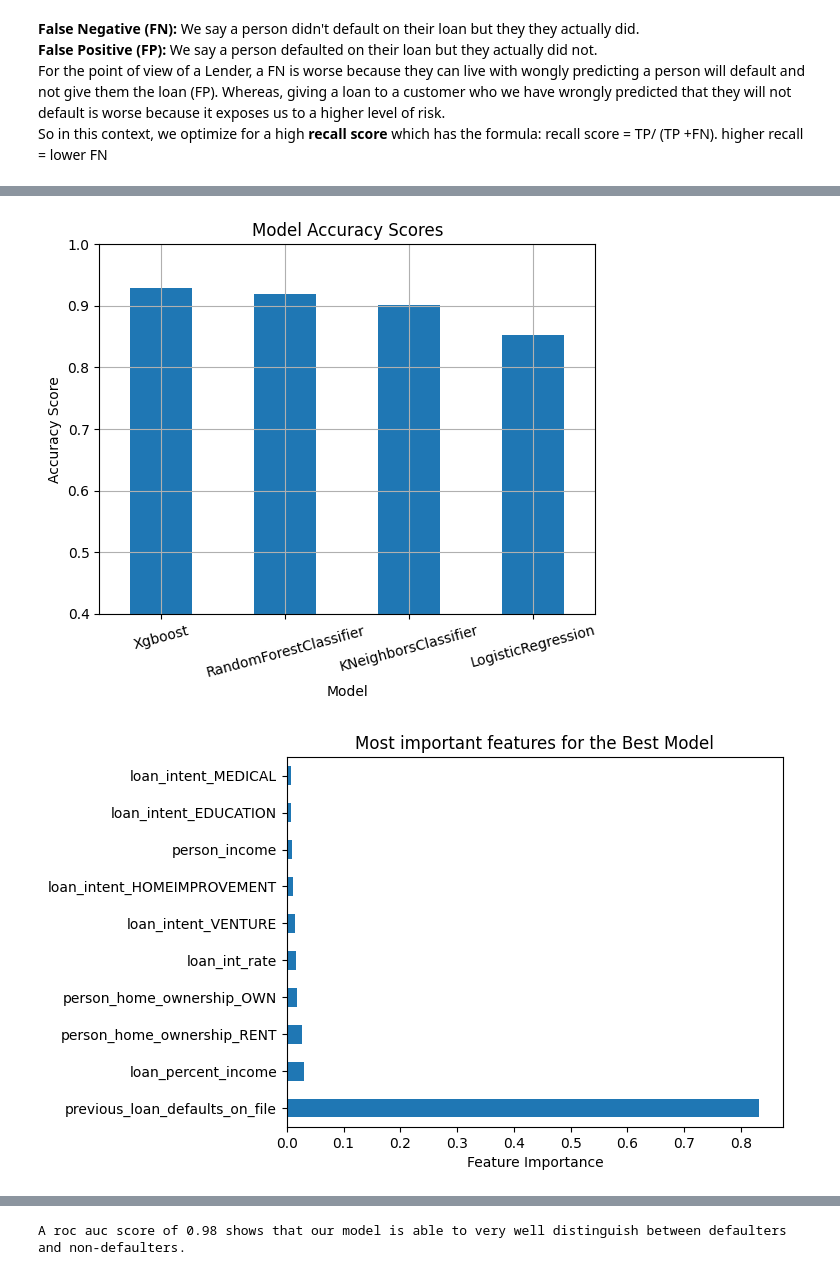
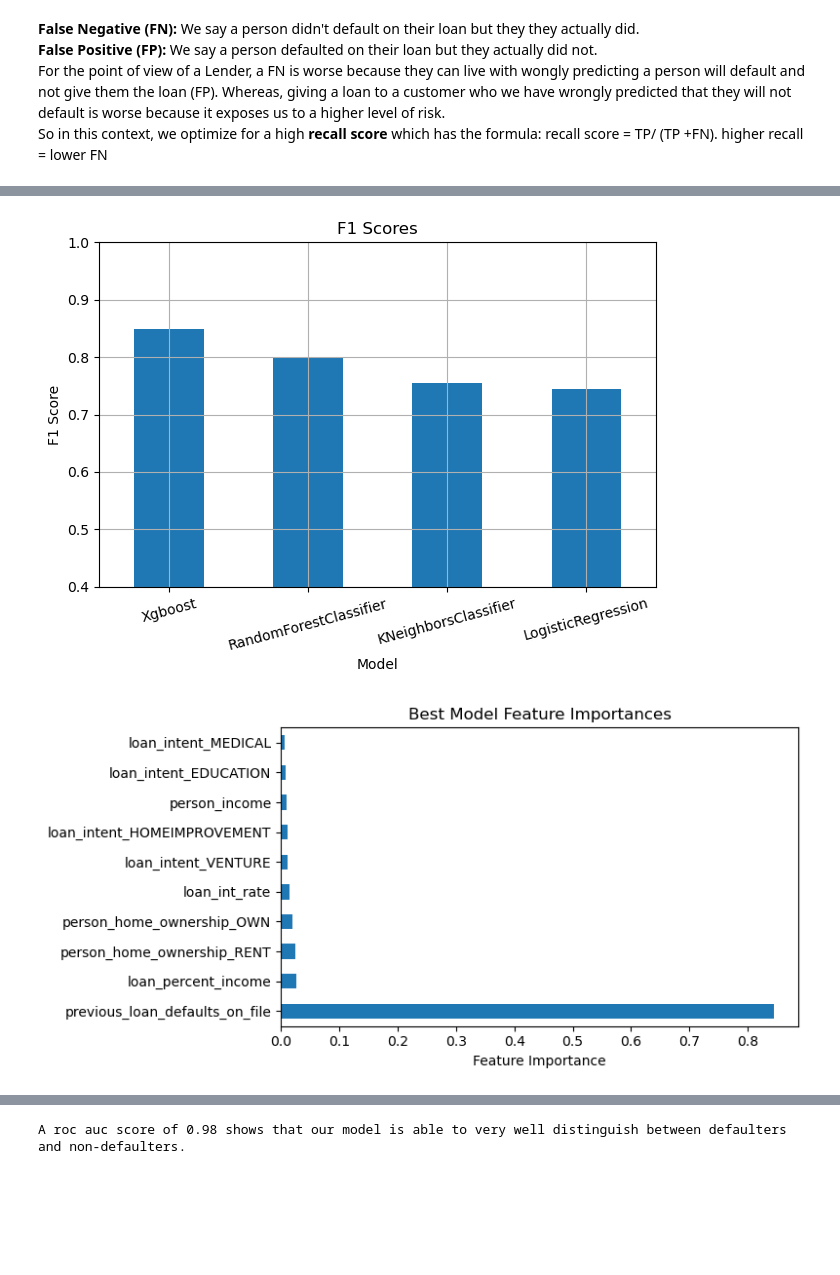
Before and after one commit to DevMohdFaiz/Loan-Default-Prediction, a Jupyter notebook: loan_notebook_update.ipynb, the cells around one changed output, grey strips where cells are left out. Cells and saved outputs as stored; diff of their text form; code cells hidden in the pictures; blank space fills up the shorter version.

```diff
--- a/loan_notebook_update.ipynb
+++ b/loan_notebook_update.ipynb
@@ -159,0 +179,3 @@ plt.title('Boxplot of Borrowers Ages without outlier ages');
+# %%
+loan['person_age']= loan['person_age'].apply(lambda x: loan['person_age'].median() if x > 85 else x)
+loan['person_emp_exp']= loan['person_emp_exp'].apply(lambda x: loan['person_emp_exp'].median() if x > 65 else x)
@@ -475,4 +446,0 @@ Baseline Accuracy: 0.78
-# %%
-logreg = LogisticRegression(max_iter=2000,  class_weight='balanced')
-logreg.fit(X_train, y_train)
-y_pred = logreg.predict(X_test)
@@ -486,8 +446,0 @@ Accuracy Score: 0.8338519671038008
-# %%
-scaler = StandardScaler()
-X_train_scaled = scaler.fit_transform(X_train)
-X_test_scaled = scaler.transform(X_test)
-logreg = LogisticRegression()
-logreg.fit(X_train_scaled, y_train)
-y_pred= logreg.predict(X_test_scaled)
-print(f'Accuracy of Scaled data: {accuracy_score(y_test, y_pred)}')
@@ -528,8 +471,10 @@ for model, model_name in zip(models, model_names):
   recall_scores.append(recall_score(y_test, y_pred))
   precision_scores.append(precision_score(y_test, y_pred))
   f1_scores.append(f1_score(y_test, y_pred))
-  ConfusionMatrixDisplay.from_estimator(model, X_test_scaled, y_test)
-  plt.title(f'Confusion Matrix for {model_name}');
+  ConfusionMatrixDisplay.from_estimator(model, X_test_scaled, y_test, cmap='Blues')
+  plt.title(f'Confusion Matrix for {model_name}')
+  plt.tight_layout()
+  plt.savefig(f'jpegs/{model_name} confusion matrix');
   # print(f'Train Score for {models}: {model.score(X_train, y_train)}')
   # print(f'Test Score ')
 # %% [output]
@@ -553,20 +497,24 @@ model_scores_df
 # %%
-model_scores_df['Accuracy'].plot(kind='bar')
-plt.ylabel('Accuracy Score')
+model_scores_df['F1 Score'].plot(kind='bar')
+plt.ylabel('F1 Score')
 plt.xticks(rotation=15)
 plt.ylim((.4, 1))
-plt.title('Model Accuracy Scores')
-plt.grid();
+plt.title('F1 Scores')
+plt.grid()
+plt.tight_layout()
+plt.savefig('jpegs/Model F1 scores');
 # %% [output]
-[figure, old version]
+[figure, new version]
 # %%
+fig, ax = plt.subplots(figsize=(8, 4))
 best_model = xgb_clf
 best_model.feature_importances_
 best_model_feat_imp = pd.Series(best_model.feature_importances_, index=X_train.columns).sort_values(ascending=False)
 best_model_feat_imp[:10].plot(kind='barh')
-plt.title('Most important features for the Best Model')
+plt.title('Best Model Feature Importances')
 plt.xlabel('Feature Importance');
-# plt.ylabel('Features');
+plt.tight_layout()
+plt.savefig('jpegs/Feature importances')
 # %% [output]
-[figure, old version]
+[figure, new version]
 # %%
```
Also changed, not shown: parts of 85 cells of this notebook.
